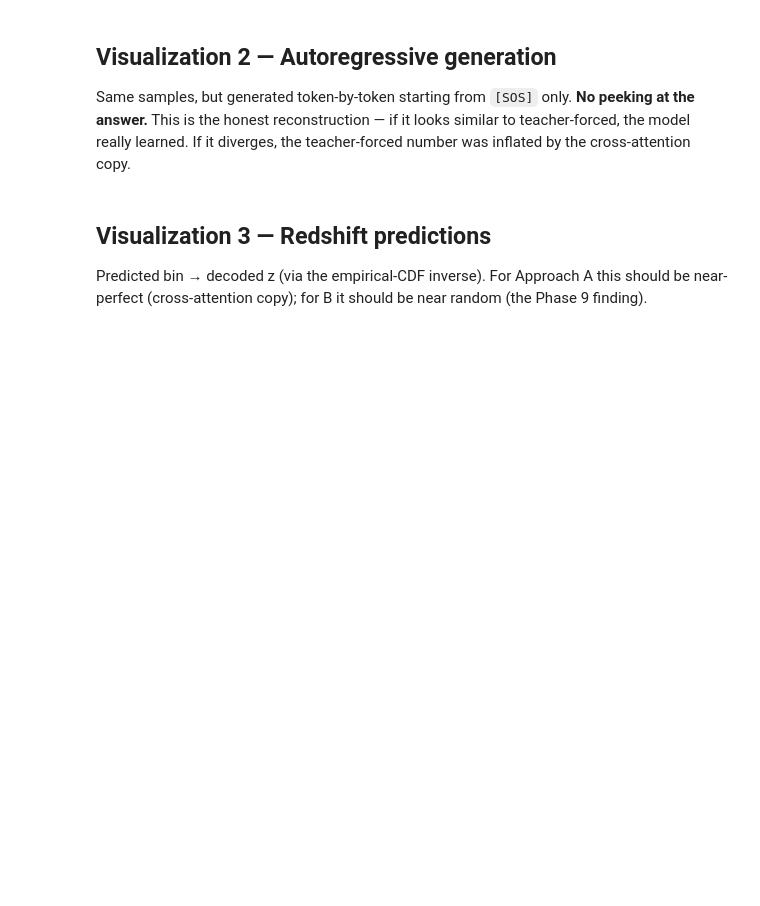
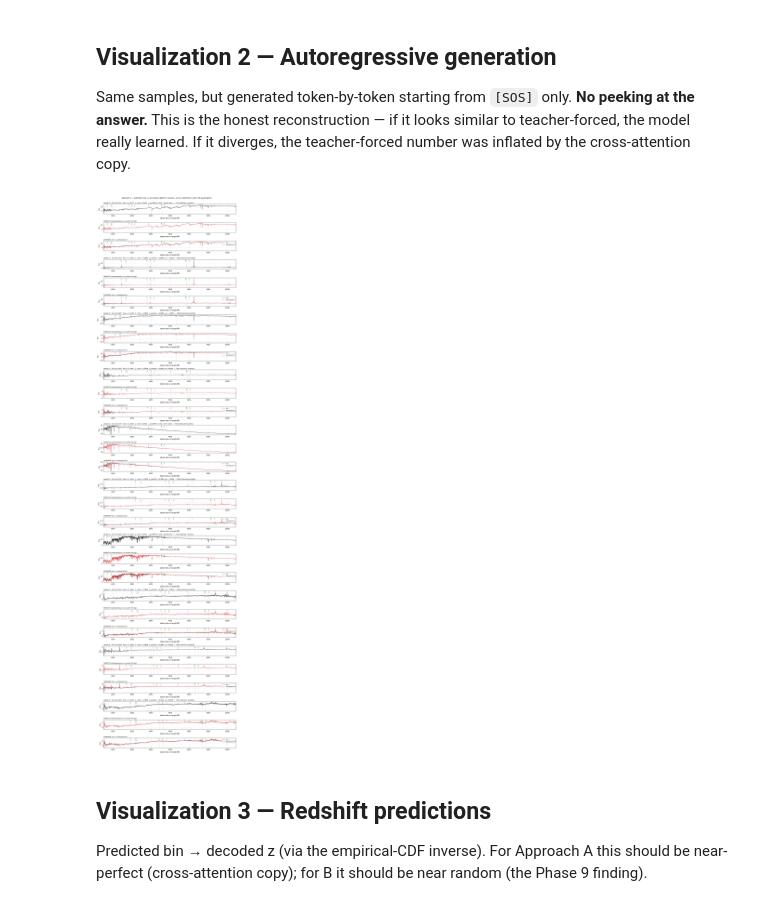
Before and after one commit to cosmologyfoundation/redshifty, a Jupyter notebook: notebooks/07_visualize_predictions.ipynb, the cells around one changed output. Drawn from its saved outputs; the diff is of its cells as text; code cells hidden in the pictures; blank space fills up the shorter version.

```diff
--- a/notebooks/07_visualize_predictions.ipynb
+++ b/notebooks/07_visualize_predictions.ipynb
@@ -428,3 +574,74 @@ plt.show()
+# %%
+generated, tgt_ar = predict_autoregressive(batch, APPROACH, temperature=1.0)
+ar_spec_tokens = generated[:, 2:2 + N_TOKENS]
+# Pad if generate stopped early on EOS
+if ar_spec_tokens.shape[1] < N_TOKENS:
+    pad_len = N_TOKENS - ar_spec_tokens.shape[1]
+    pad = torch.full((ar_spec_tokens.shape[0], pad_len), SPECTRUM_TOKEN_OFFSET,
+                     dtype=torch.long, device=device)
+    ar_spec_tokens = torch.cat([ar_spec_tokens, pad], dim=1)
+
+ar_flux = decode_to_flux(ar_spec_tokens, denorm).cpu().numpy()
+ar_flux = ar_flux[:, :n_pix]   # match TF cell's trim
+
+# Autoregressive predicted redshift (generated position 1 = first sampled token).
+ar_z_idx_per_row = (generated[:, 1].cpu() - REDSHIFT_TOKEN_OFFSET).clamp(0, z_tok.n_levels - 1)
+ar_z_pred_per_row = [z_tok.decode(int(i)) for i in ar_z_idx_per_row]
+
+# Layout: for each sample, three stacked subplots — true, AR predicted, combined.
+fig, axes = plt.subplots(3 * N_SAMPLES, 1, figsize=(13, 1.7 * 3 * N_SAMPLES), sharex=True)
+for i in range(N_SAMPLES):
+    z_true = float(sample_specs[i]['z'])
+    z_pred = float(ar_z_pred_per_row[i])
+    ra = float(sample_specs[i].get('ra', float('nan')))
+    dec = float(sample_specs[i].get('dec', float('nan')))
+    header = (f'sample {i}  |  RA={ra:.4f}°  Dec={dec:+.4f}°  |  '
+              f'z_true={z_true:+.4f}   z_pred(AR)={z_pred:+.4f}   '
+              f'Δz={z_pred - z_true:+.4f}')
+
+    # True spectrum alone
+    ax_true = axes[3 * i]
+    ax_true.plot(wave, true_flux[i], color='black', lw=0.7)
+    ax_true.set_title(f'{header}  —  TRUE (tokenizer roundtrip)',
+                      fontsize=9, loc='left')
+    ax_true.set_ylabel('flux')
+    ax_true.set_xlabel('observed wavelength (Å)')
+    ax_true.tick_params(labelbottom=True)
+    ax_true.grid(alpha=0.3)
+    overlay_lines(ax_true, z_true)
+
+    # AR-predicted spectrum alone
+    ax_pred = axes[3 * i + 1]
+    ax_pred.plot(wave, ar_flux[i], color='C3', lw=0.7)
+    ax_pred.set_title('PREDICTED (autoregressive, no teacher forcing)',
+                      fontsize=9, loc='left')
+    ax_pred.set_ylabel('flux')
+    ax_pred.set_xlabel('observed wavelength (Å)')
+    ax_pred.tick_params(labelbottom=True)
+    ax_pred.grid(alpha=0.3)
+    overlay_lines(ax_pred, z_true)
+
+    # Combined overlay — true and AR-predicted on the same axis
+    ax_both = axes[3 * i + 2]
+    ax_both.plot(wave, true_flux[i], color='black', lw=0.7, label='true')
+    ax_both.plot(wave, ar_flux[i], color='C3', lw=0.7, alpha=0.85,
+                 label='autoregressive')
+    ax_both.set_title('COMBINED (true + autoregressive)', fontsize=9, loc='left')
+    ax_both.set_ylabel('flux')
+    ax_both.set_xlabel('observed wavelength (Å)')
+    ax_both.tick_params(labelbottom=True)
+    ax_both.grid(alpha=0.3)
+    ax_both.legend(loc='upper right', fontsize=8)
+    overlay_lines(ax_both, z_true)
+
+axes[-1].set_xlim(wave[0], wave[-1])
+fig.suptitle(f'Approach {APPROACH.upper()} — autoregressive reconstructions '
+             f'(green=emission, purple=absorption; observed wavelengths)',
+             y=1.0, fontsize=11)
+fig.tight_layout()
+plt.show()
+# %% [output]
+[figure, added]
 # %% [markdown]
 ## Visualization 3 — Redshift predictions
 
```
Also changed, not shown: parts of 17 cells of this notebook, 7 other files.
